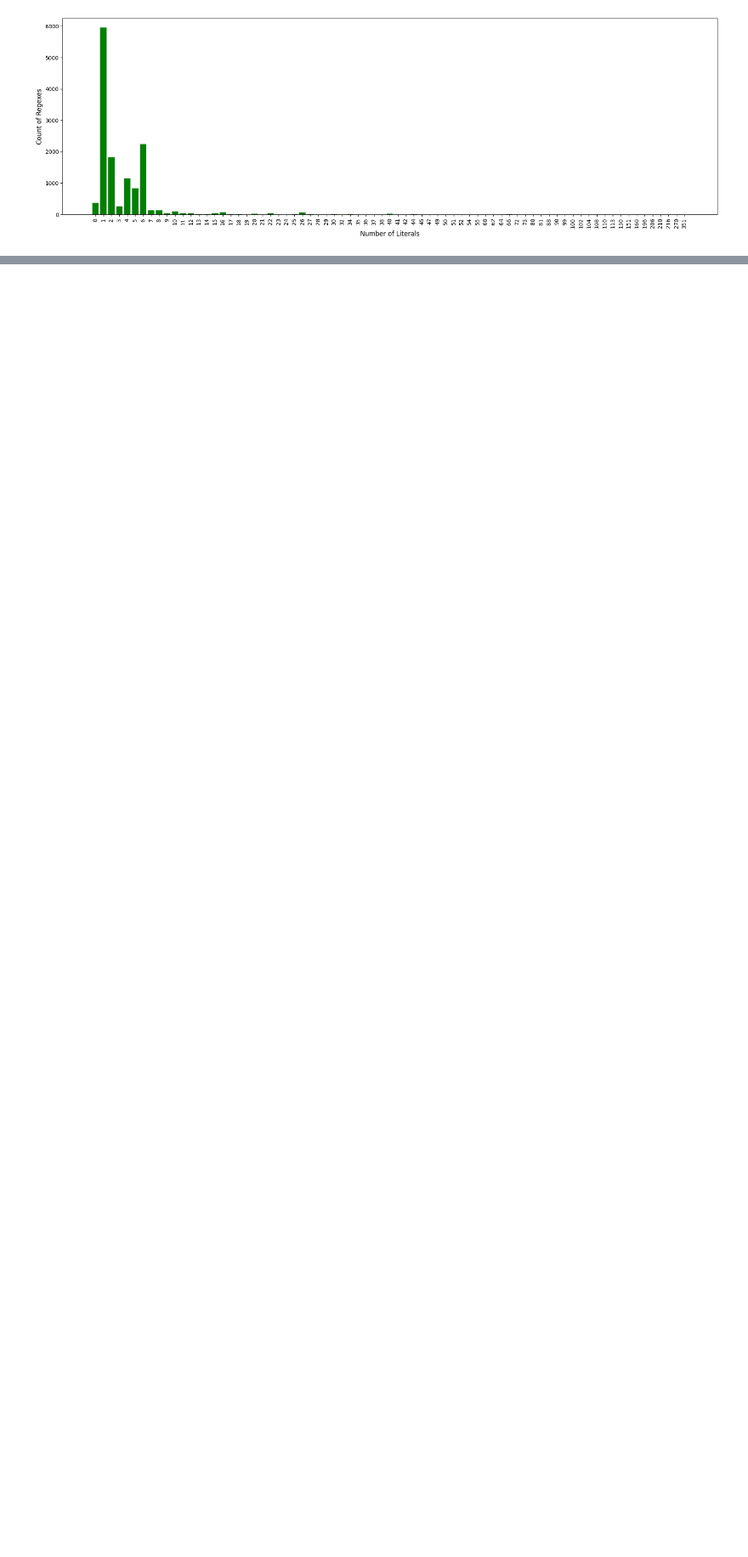
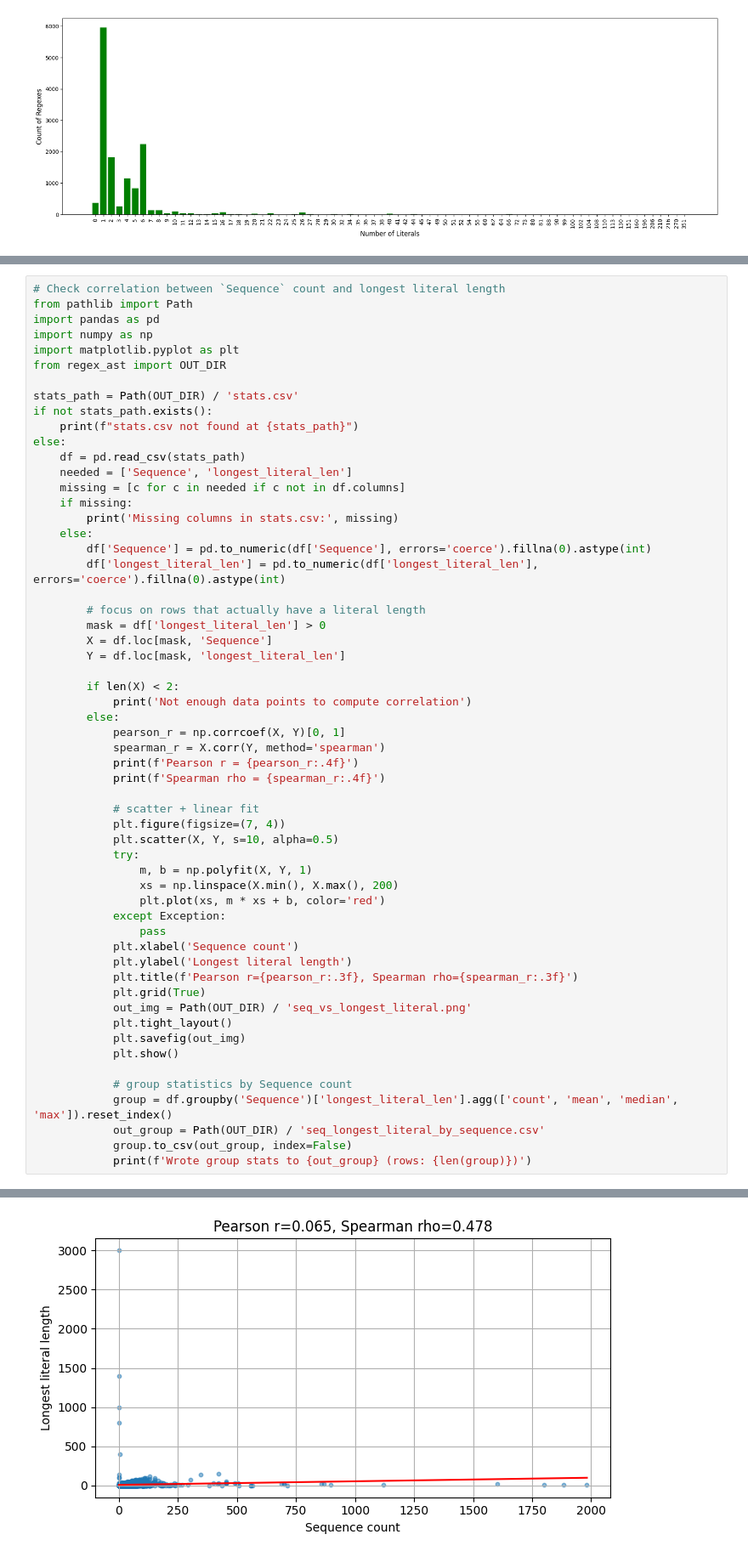
Before and after one commit to mintcd/hyperscan, a Jupyter notebook: scripts/graph-statistics.ipynb, the cells around one changed output, grey strips where cells are left out. Shown at 85% size. Saved outputs shown, nothing was run; the diff lists cells and outputs as text; blank space fills up the shorter version.

```diff
--- a/scripts/graph-statistics.ipynb
+++ b/scripts/graph-statistics.ipynb
@@ -47,0 +189,58 @@ plt.show()
+# %%
+# Check correlation between `Sequence` count and longest literal length
+from pathlib import Path
+import pandas as pd
+import numpy as np
+import matplotlib.pyplot as plt
+from regex_ast import OUT_DIR
+
+stats_path = Path(OUT_DIR) / 'stats.csv'
+if not stats_path.exists():
+    print(f"stats.csv not found at {stats_path}")
+else:
+    df = pd.read_csv(stats_path)
+    needed = ['Sequence', 'longest_literal_len']
+    missing = [c for c in needed if c not in df.columns]
+    if missing:
+        print('Missing columns in stats.csv:', missing)
+    else:
+        df['Sequence'] = pd.to_numeric(df['Sequence'], errors='coerce').fillna(0).astype(int)
+        df['longest_literal_len'] = pd.to_numeric(df['longest_literal_len'], errors='coerce').fillna(0).astype(int)
+
+        # focus on rows that actually have a literal length
+        mask = df['longest_literal_len'] > 0
+        X = df.loc[mask, 'Sequence']
+        Y = df.loc[mask, 'longest_literal_len']
+
+        if len(X) < 2:
+            print('Not enough data points to compute correlation')
+        else:
+            pearson_r = np.corrcoef(X, Y)[0, 1]
+            spearman_r = X.corr(Y, method='spearman')
+            print(f'Pearson r = {pearson_r:.4f}')
+            print(f'Spearman rho = {spearman_r:.4f}')
+
+            # scatter + linear fit
+            plt.figure(figsize=(7, 4))
+            plt.scatter(X, Y, s=10, alpha=0.5)
+            try:
+                m, b = np.polyfit(X, Y, 1)
+                xs = np.linspace(X.min(), X.max(), 200)
+                plt.plot(xs, m * xs + b, color='red')
+            except Exception:
+                pass
+            plt.xlabel('Sequence count')
+            plt.ylabel('Longest literal length')
+            plt.title(f'Pearson r={pearson_r:.3f}, Spearman rho={spearman_r:.3f}')
+            plt.grid(True)
+            out_img = Path(OUT_DIR) / 'seq_vs_longest_literal.png'
+            plt.tight_layout()
+            plt.savefig(out_img)
+            plt.show()
+
+            # group statistics by Sequence count
+            group = df.groupby('Sequence')['longest_literal_len'].agg(['count', 'mean', 'median', 'max']).reset_index()
+            out_group = Path(OUT_DIR) / 'seq_longest_literal_by_sequence.csv'
+            group.to_csv(out_group, index=False)
+            print(f'Wrote group stats to {out_group} (rows: {len(group)})')
+# %% [output]
@@ -47,0 +249 @@ plt.show()
+[figure, added]
```
Also changed, not shown: parts of 3 cells of this notebook, 43 other files.
